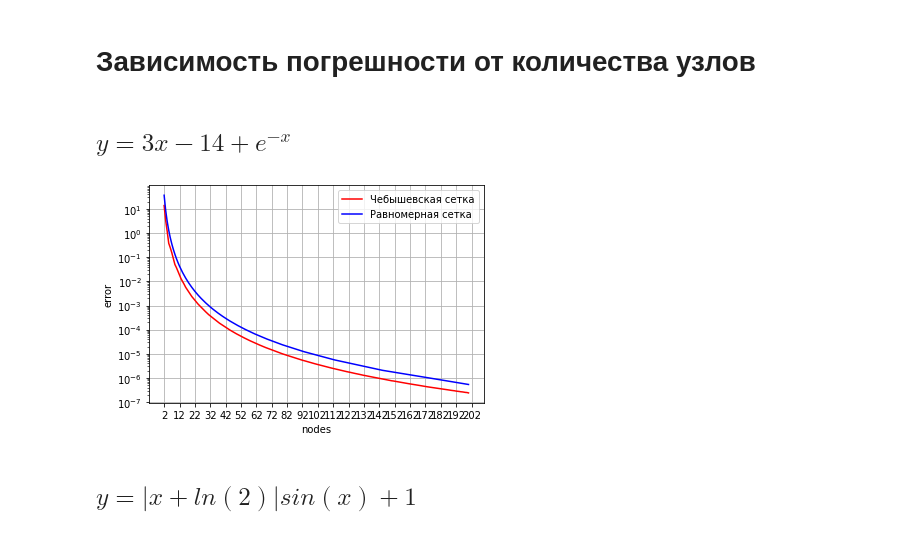
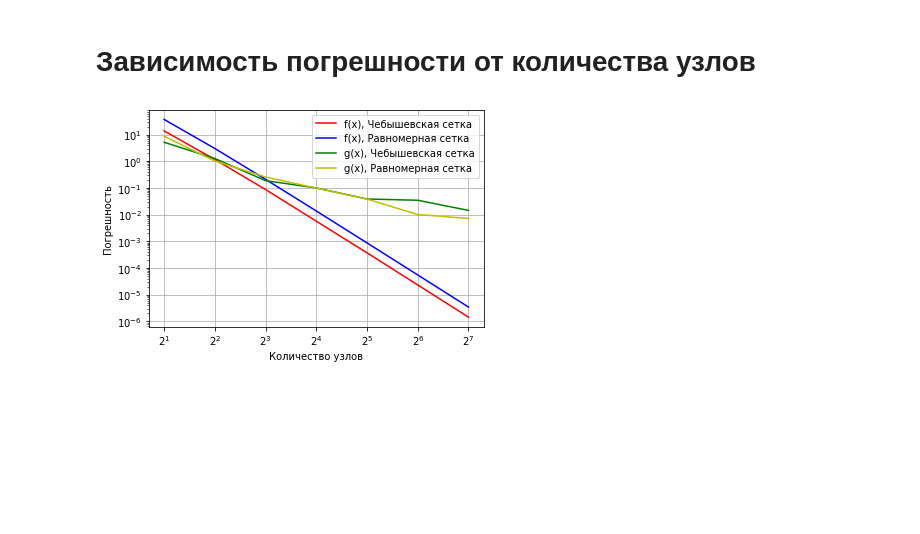
Before and after one commit to Ltaudato1/nm_labs, a Jupyter notebook: lab2/plots.ipynb, the cells around one changed output. Cells and saved outputs as stored; diff of their text form; code cells hidden in the pictures; blank space fills up the shorter version.

```diff
--- a/lab2/plots.ipynb
+++ b/lab2/plots.ipynb
@@ -141,30 +141,41 @@ plt.show()
 [figure]
 # %% [markdown]
 # Зависимость погрешности от количества узлов
-# %% [markdown]
-## $y = 3x - 14 + e^{-x}$
 # %%
 data = pd.read_csv("data/nodes_error_chebyshev_smooth.csv")
 nodes = data['nodes']
 error = data['error']
 
 
-plt.plot(nodes, error, color='r', label='Чебышевская сетка')
+plt.plot(nodes, error, color='r', label='f(x), Чебышевская сетка')
 
 data = pd.read_csv("data/nodes_error_uniform_smooth.csv")
 nodes = data['nodes']
 error = data['error']
 
 
-plt.plot(nodes, error, color='b', label='Равномерная сетка')
-plt.xlabel('nodes')
-plt.ylabel('error')
-plt.xticks(range(2, 103, 10))
+plt.plot(nodes, error, color='b', label='f(x), Равномерная сетка')
+
+data = pd.read_csv("data/nodes_error_chebyshev_breakdown.csv")
+nodes = data['nodes']
+error = data['error']
+
+
+plt.plot(nodes, error, color='g', label='g(x), Чебышевская сетка')
+
+data = pd.read_csv("data/nodes_error_uniform_breakdown.csv")
+nodes = data['nodes']
+error = data['error']
+
+
+plt.plot(nodes, error, color='y', label='g(x), Равномерная сетка')
+
+plt.xlabel('Количество узлов')
+plt.ylabel('Погрешность')
 plt.grid(True)
 plt.yscale('log')
+plt.xscale('log', base=2)
 plt.legend()
 plt.show()
 # %% [output]
-[figure, old version]
+[figure, new version]
-# %% [markdown]
-## $y = |x + ln(2)|sin(x) + 1$
```
Also changed, not shown: parts of 1 cell of this notebook, 1 other file.
